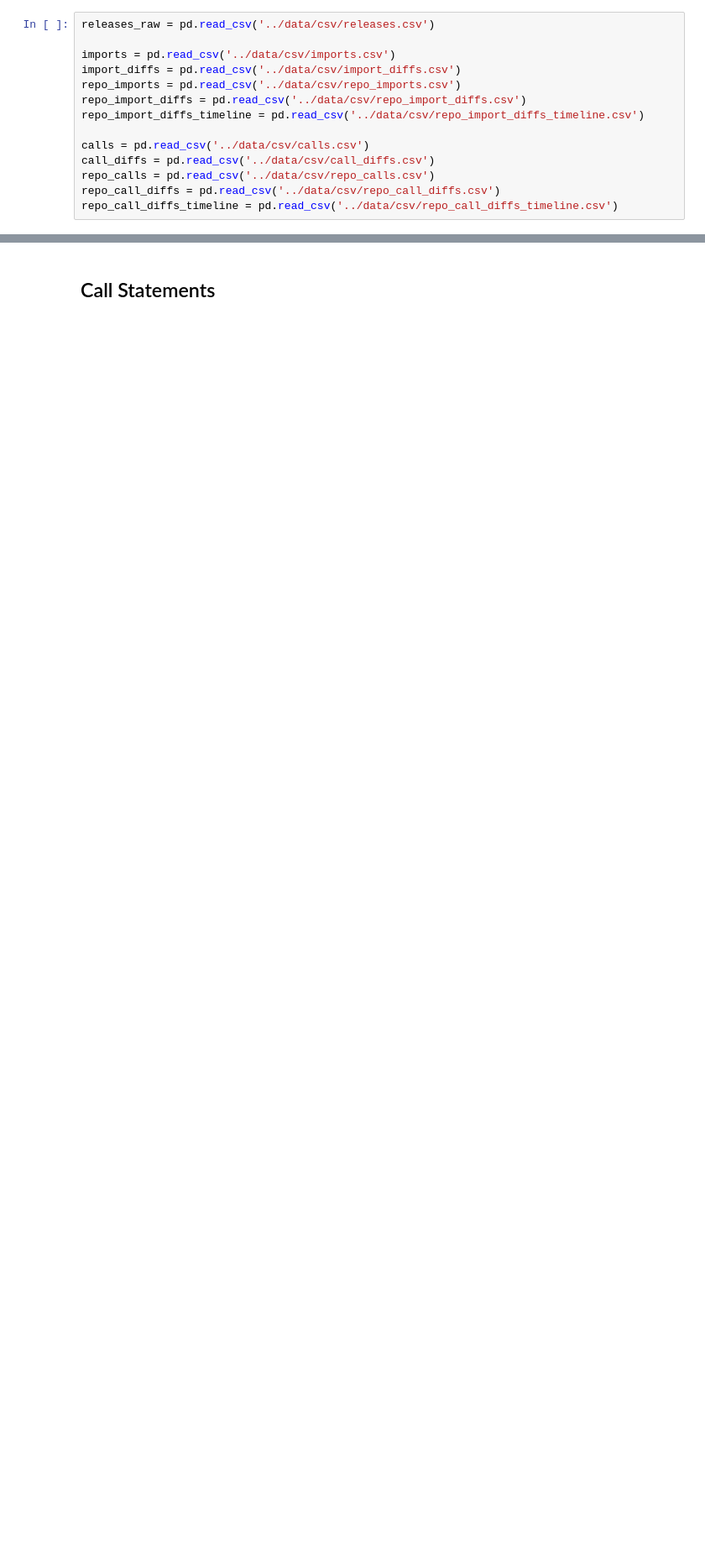
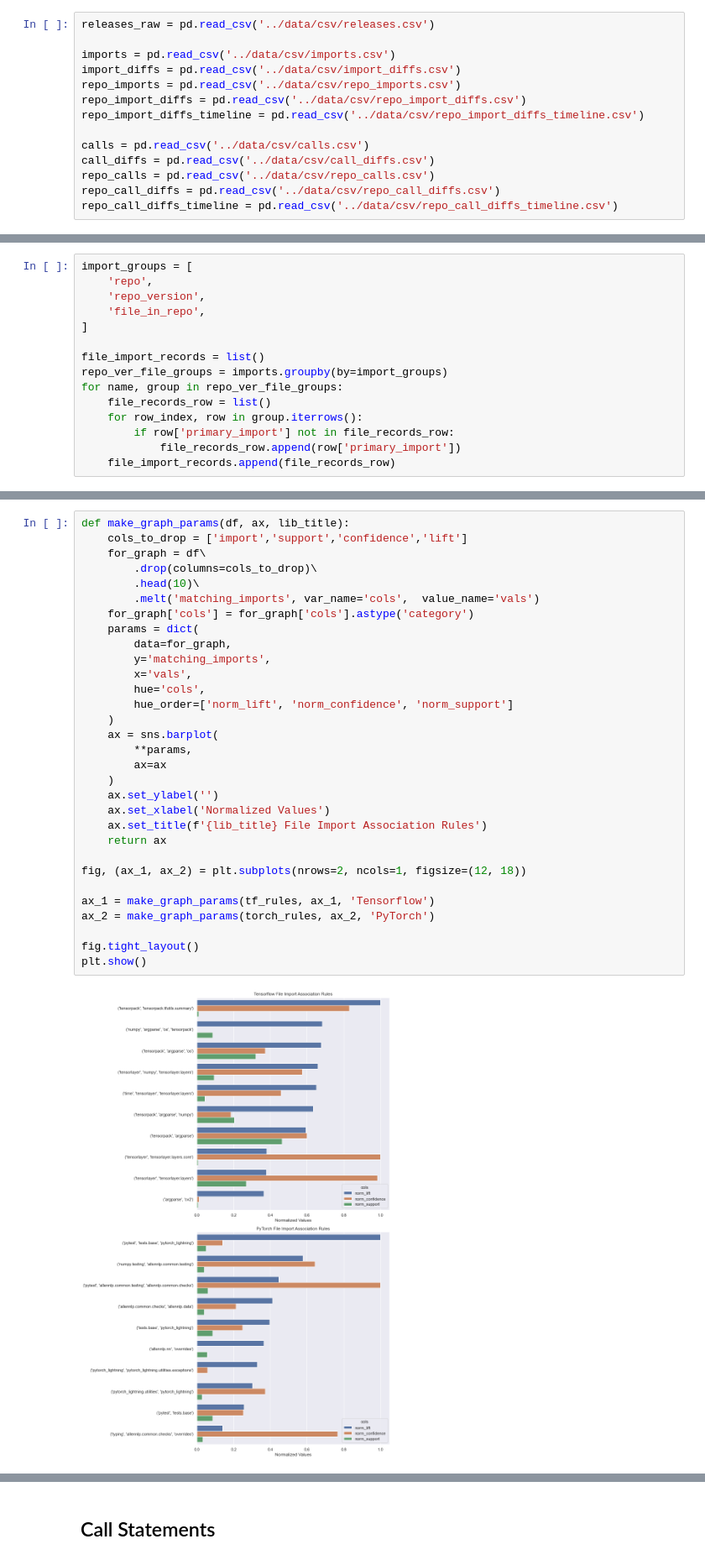
Before and after one commit to brombaut/CISC873_TermProject, a Jupyter notebook: analytics/dl_lib_evo_analytics.ipynb, the cells around one changed output, grey strips where cells are left out. Shown: that part at 84% size. Saved outputs shown, nothing was run; the diff lists cells and outputs as text; blank space fills up the shorter version.

```diff
--- a/analytics/dl_lib_evo_analytics.ipynb
+++ b/analytics/dl_lib_evo_analytics.ipynb
@@ -109,0 +254,15 @@ plt.show()
+# %%
+import_groups = [
+    'repo',
+    'repo_version',
+    'file_in_repo',
+]
+
+file_import_records = list()
+repo_ver_file_groups = imports.groupby(by=import_groups)
+for name, group in repo_ver_file_groups:
+    file_records_row = list()
+    for row_index, row in group.iterrows():
+        if row['primary_import'] not in file_records_row:
+            file_records_row.append(row['primary_import'])
+    file_import_records.append(file_records_row)
@@ -109,0 +349,33 @@ plt.show()
+# %%
+def make_graph_params(df, ax, lib_title):
+    cols_to_drop = ['import','support','confidence','lift']
+    for_graph = df\
+        .drop(columns=cols_to_drop)\
+        .head(10)\
+        .melt('matching_imports', var_name='cols',  value_name='vals')
+    for_graph['cols'] = for_graph['cols'].astype('category')
+    params = dict(
+        data=for_graph,
+        y='matching_imports',
+        x='vals',
+        hue='cols',
+        hue_order=['norm_lift', 'norm_confidence', 'norm_support']
+    )
+    ax = sns.barplot(
+        **params,
+        ax=ax
+    )
+    ax.set_ylabel('')
+    ax.set_xlabel('Normalized Values')
+    ax.set_title(f'{lib_title} File Import Association Rules')
+    return ax
+
+fig, (ax_1, ax_2) = plt.subplots(nrows=2, ncols=1, figsize=(12, 18))
+
+ax_1 = make_graph_params(tf_rules, ax_1, 'Tensorflow')
+ax_2 = make_graph_params(torch_rules, ax_2, 'PyTorch')
+
+fig.tight_layout()
+plt.show()
+# %% [output]
+[figure, added]
```
Also changed, not shown: parts of 60 cells of this notebook, 5 other files.
